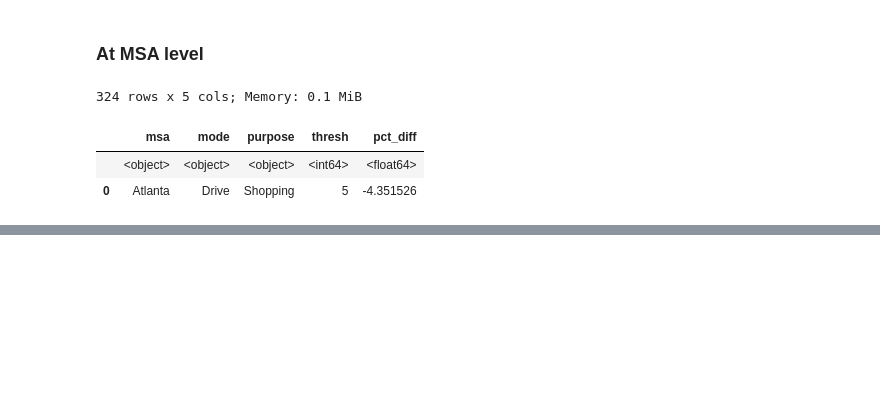
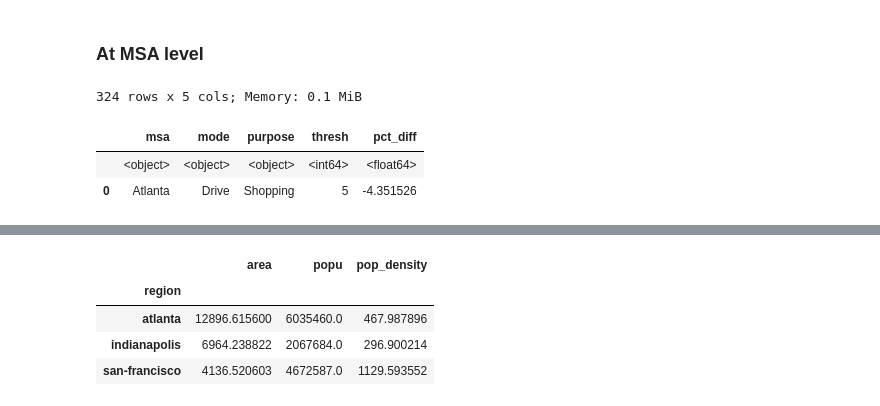
Before and after one commit to rvanxer/impedance, a Jupyter notebook: code/accessibility.ipynb, the cells around one changed output, grey strips where cells are left out. Saved outputs shown, nothing was run; the diff lists cells and outputs as text; code cells hidden in the pictures; blank space fills up the shorter version.

```diff
--- a/code/accessibility.ipynb
+++ b/code/accessibility.ipynb
@@ -219,0 +220,2 @@ Wall time: 15.4 s
+# %%
+zones = gpd.read_parquet('../data/access/zones.parquet').set_crs(CRS_M).disp()
@@ -219,0 +227,10 @@ Wall time: 15.4 s
+# %%
+(zones.assign(area=zones.area * SQM2SQMI)
+ .groupby('region')[['area','popu']].sum()
+ .assign(pop_density=lambda df: df.popu/df['area']))
+# %% [output]
+|  | area | popu | pop_density |
+| region |  |  |  |
+| atlanta | 12896.615600 | 6035460.0 | 467.987896 |
+| indianapolis | 6964.238822 | 2067684.0 | 296.900214 |
+| san-francisco | 4136.520603 | 4672587.0 | 1129.593552 |
```
Also changed, not shown: parts of 3 cells of this notebook, 12 other files.
